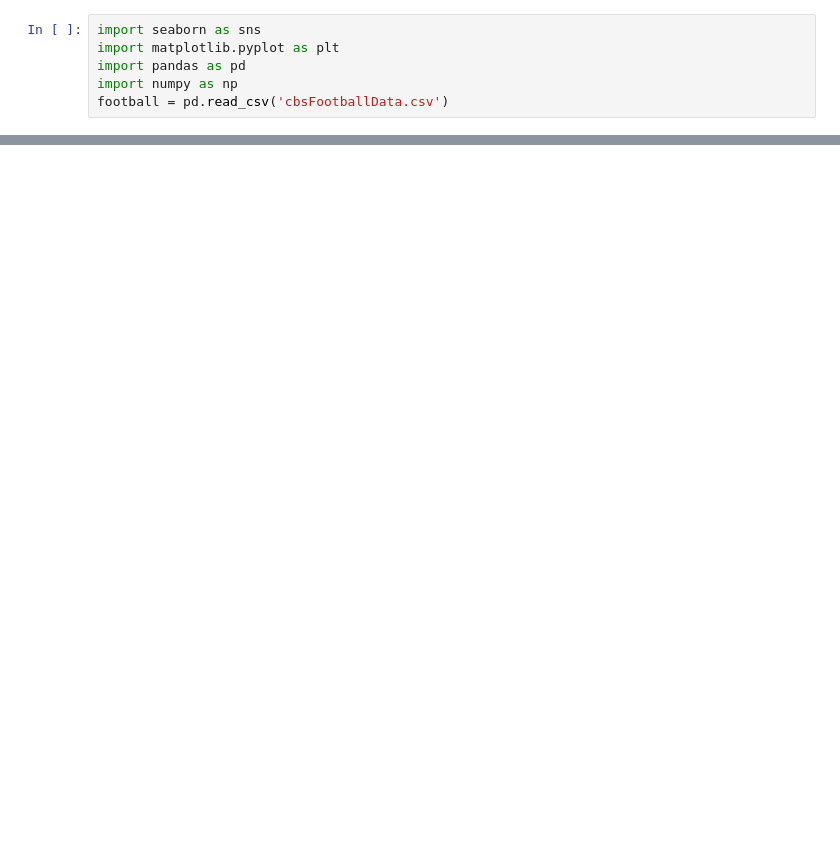
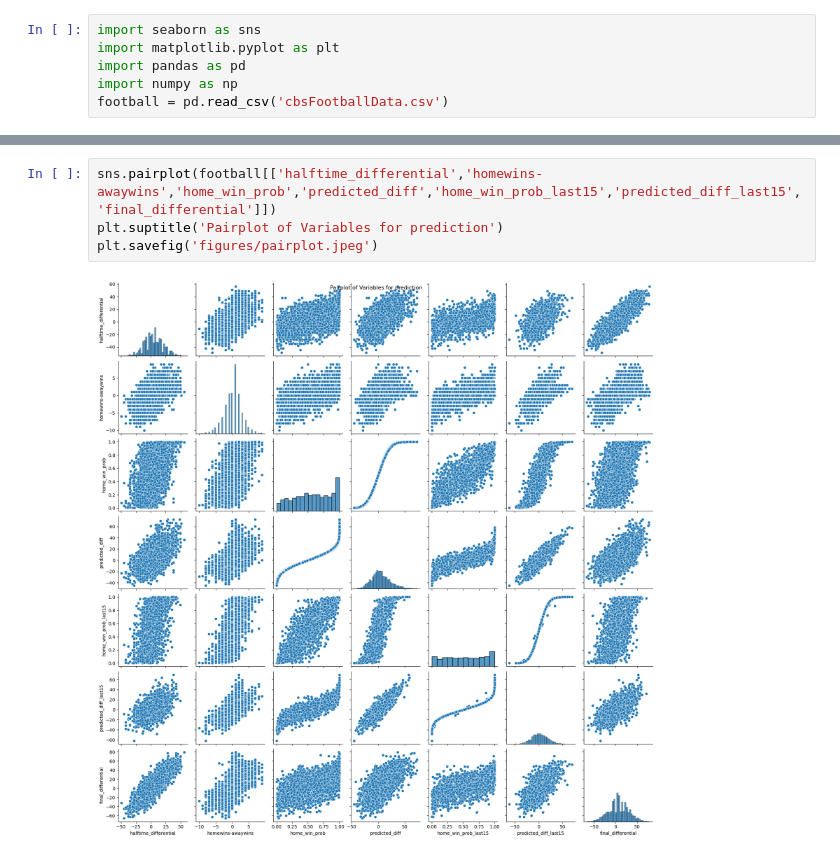
Before and after one commit to csthomps/s386-project, a Jupyter notebook: visualization.ipynb, the cells around one changed output, grey strips where cells are left out. Saved outputs shown, nothing was run; the diff lists cells and outputs as text; blank space fills up the shorter version.

Commit message:
first image

```diff
--- a/visualization.ipynb
+++ b/visualization.ipynb
@@ -17 +17,7 @@ football.head()
+# %%
+sns.pairplot(football[['halftime_differential','homewins-awaywins','home_win_prob','predicted_diff','home_win_prob_last15','predicted_diff_last15','final_differential']])
+plt.suptitle('Pairplot of Variables for prediction')
+plt.savefig('figures/pairplot.jpeg')
+# %% [output]
+[figure, added]
 # %%
```
Also changed, not shown: parts of 2 cells of this notebook, 3 other files.
